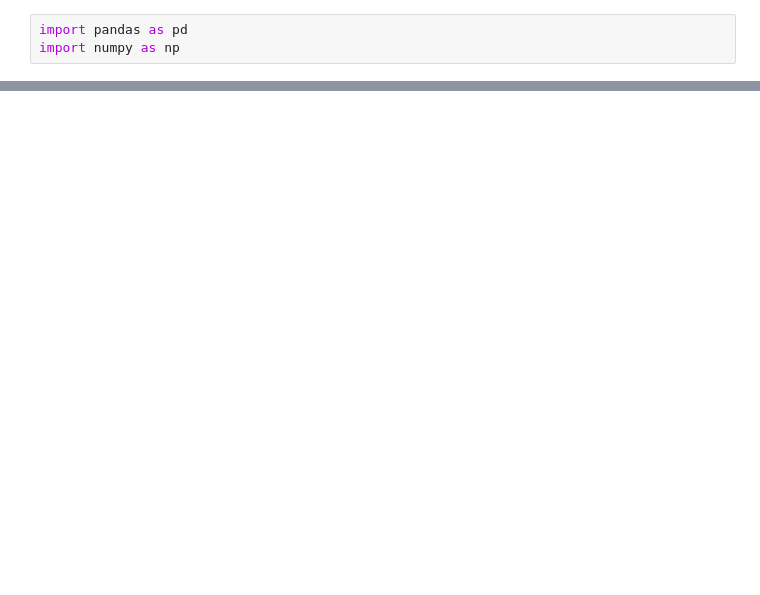
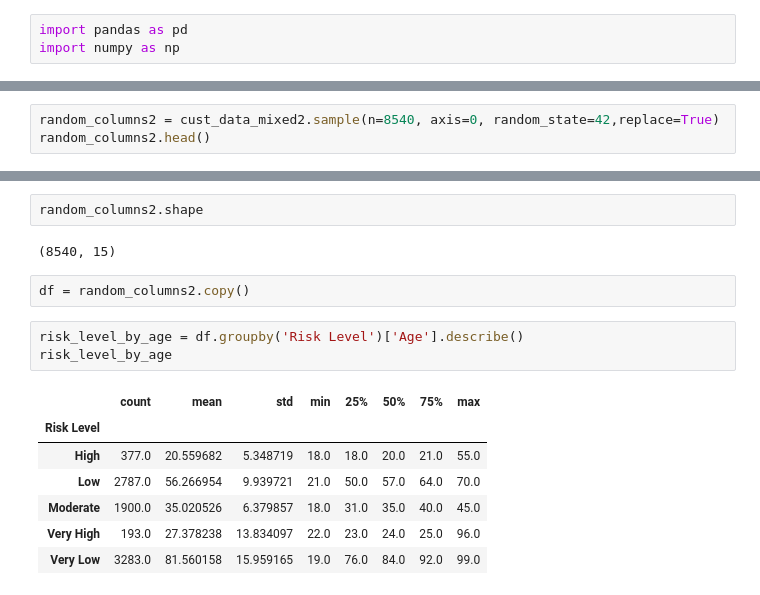
Before and after one commit to jdhova/Customer_risk_model, a Jupyter notebook: Customer_Trans.ipynb.ipynb, the cells around one changed output, grey strips where cells are left out. Cells and saved outputs as stored; diff of their text form; blank space fills up the shorter version.

```diff
--- a/Customer_Trans.ipynb.ipynb
+++ b/Customer_Trans.ipynb.ipynb
@@ -13,0 +24,3 @@ customer_data2.head()
+# %%
+random_columns2 = cust_data_mixed2.sample(n=8540, axis=0, random_state=42,replace=True)
+random_columns2.head()
@@ -13,0 +34,17 @@ customer_data2.head()
+# %%
+random_columns2.shape
+# %% [output]
+(8540, 15)
+# %%
+df = random_columns2.copy()
+# %%
+risk_level_by_age = df.groupby('Risk Level')['Age'].describe()
+risk_level_by_age
+# %% [output]
+|  | count | mean | std | min | 25% | 50% | 75% | max |
+| Risk Level |  |  |  |  |  |  |  |  |
+| High | 377.0 | 20.559682 | 5.348719 | 18.0 | 18.0 | 20.0 | 21.0 | 55.0 |
+| Low | 2787.0 | 56.266954 | 9.939721 | 21.0 | 50.0 | 57.0 | 64.0 | 70.0 |
+| Moderate | 1900.0 | 35.020526 | 6.379857 | 18.0 | 31.0 | 35.0 | 40.0 | 45.0 |
+| Very High | 193.0 | 27.378238 | 13.834097 | 22.0 | 23.0 | 24.0 | 25.0 | 96.0 |
+| Very Low | 3283.0 | 81.560158 | 15.959165 | 19.0 | 76.0 | 84.0 | 92.0 | 99.0 |
```
Also changed, not shown: parts of 25 cells of this notebook, 3 other files.
